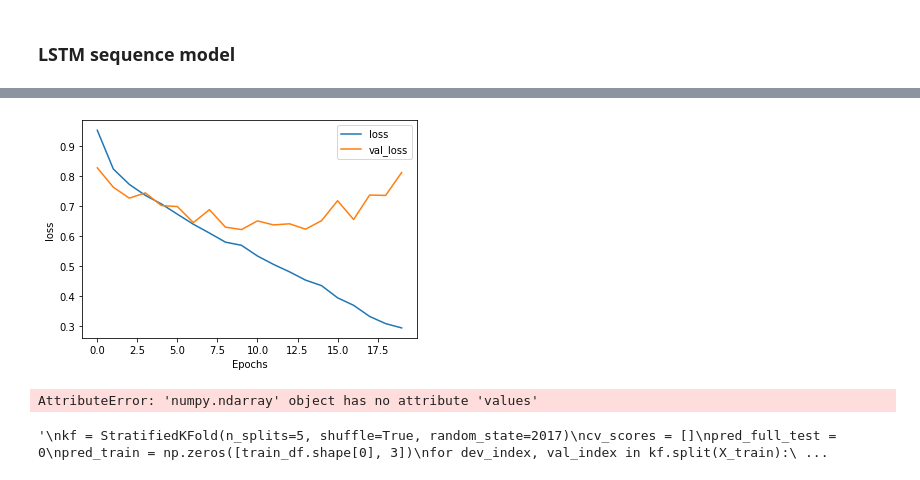
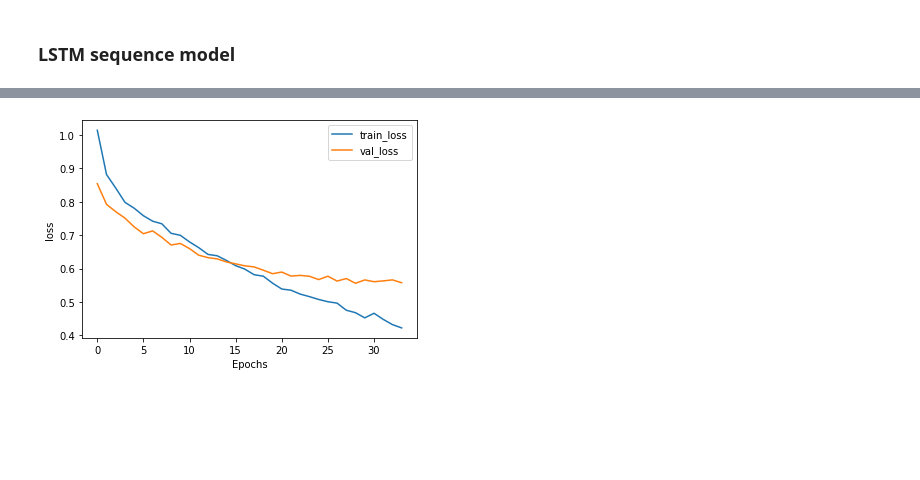
Before and after one commit to dsanyal/Spooky_Author_Classification, a Jupyter notebook: src/model.ipynb, the cells around one changed output, grey strips where cells are left out. Saved outputs shown, nothing was run; the diff lists cells and outputs as text; code cells hidden in the pictures; blank space fills up the shorter version.

Commit message:
updated SVD and model3

```diff
--- a/src/model.ipynb
+++ b/src/model.ipynb
@@ -542,10 +684,11 @@ def create_model(word_to_vec_map, word_index, emb_dim, max_len):
                                  input_length=max_len, trainable = False)
     model = Sequential()
     model.add(embedding_layer)
-    model.add(Bidirectional(LSTM(128, recurrent_dropout=0.4, return_sequences=False)))
-    model.add(Dropout(rate = 0.4))
+ #   model.add(Bidirectional(GRU(256, recurrent_dropout=0.4, return_sequences=False)))
+    model.add(LSTM(128, recurrent_dropout=0.4, return_sequences=False))
+    model.add(Dropout(rate = 0.5))
     model.add(Dense(256, activation = 'relu'))
-    model.add(Dropout(rate = 0.4))
+    model.add(Dropout(rate = 0.5))
     model.add(Dense(units = 3, activation = 'softmax'))
     return model
 # %%
@@ -603,11 +745,11 @@ Trainable params: 301,059
 Non-trainable params: 2,594,400
 _________________________________________________________________
 # %%
-model.compile(loss='categorical_crossentropy', optimizer='adam', metrics= ['accuracy'])
+model.compile(loss='categorical_crossentropy', optimizer='adam')
 
-early_stop = EarlyStopping(monitor='val_loss', patience=10)
+early_stop = EarlyStopping(monitor='val_loss', patience=5)
 
-history = model.fit(X_train_emb, Y_train_oh, batch_size=256, epochs=20, verbose=1,
+history = model.fit(X_train_emb, Y_train_oh, batch_size=256, epochs=50, verbose=1,
           validation_data=(X_test_emb, Y_test_oh), callbacks=[early_stop])
 # %% [output]
 Train on 15663 samples, validate on 3916 samples
@@ -623,45 +778,14 @@ Logloss on test set:  [0.8130607615026195, 0.7397854924201965]
 # %%
 def plot_graphs(history, metric):
     plt.plot(history.history[metric])
     plt.plot(history.history['val_'+metric], '')
     plt.xlabel("Epochs")
     plt.ylabel(metric)
-    plt.legend([metric, 'val_'+metric])
+    plt.legend(['train_'+metric, 'val_'+metric])
     plt.show()
 
 plot_graphs(history, 'loss')
+
+#plot_graphs(history, 'accuracy')
 # %% [output]
-[figure, old version]
+[figure, new version]
-# %%
-# This code allows you to see the mislabelled examples
-count = 0
-for i in range(len(X_test_emb)):
-    num = np.argmax(pred[i])
-    if(num != y_test.values[i]):
-        count+=1
-        print('Expected author: {} prediction: {} row number: {} '.format (y_test.values[i], num, i))
-# %% [output]
-AttributeError: 'numpy.ndarray' object has no attribute 'values'
-# %%
-'''
-kf = StratifiedKFold(n_splits=5, shuffle=True, random_state=2017)
-cv_scores = []
-pred_full_test = 0
-pred_train = np.zeros([train_df.shape[0], 3])
-for dev_index, val_index in kf.split(X_train):
-    dev_X, val_X = train_X.loc[dev_index], train_X.loc[val_index]
-    dev_y, val_y = train_y[dev_index], train_y[val_index]
-    pred_val_y, pred_test_y, model = runXGB(dev_X, dev_y, val_X, val_y, test_X, seed_val=0, colsample=0.7)
-    pred_full_test = pred_full_test + pred_test_y
-    pred_train[val_index,:] = pred_val_y
-    cv_scores.append(metrics.log_loss(val_y, pred_val_y))
-    break
-print("cv scores : ", cv_scores)
-
-out_df = pd.DataFrame(pred_full_test)
-out_df.columns = ['EAP', 'HPL', 'MWS']
-out_df.insert(0, 'id', test_id)
-out_df.to_csv("sub_fe.csv", index=False)
-'''
-# %% [output]
-'\nkf = StratifiedKFold(n_splits=5, shuffle=True, random_state=2017)\ncv_scores = []\npred_full_test = 0\npred_train = np.zeros([train_df.shape[0], 3])\nfor dev_index, val_index in kf.split(X_train):\ ...
```
Also changed, not shown: parts of 57 cells of this notebook.
